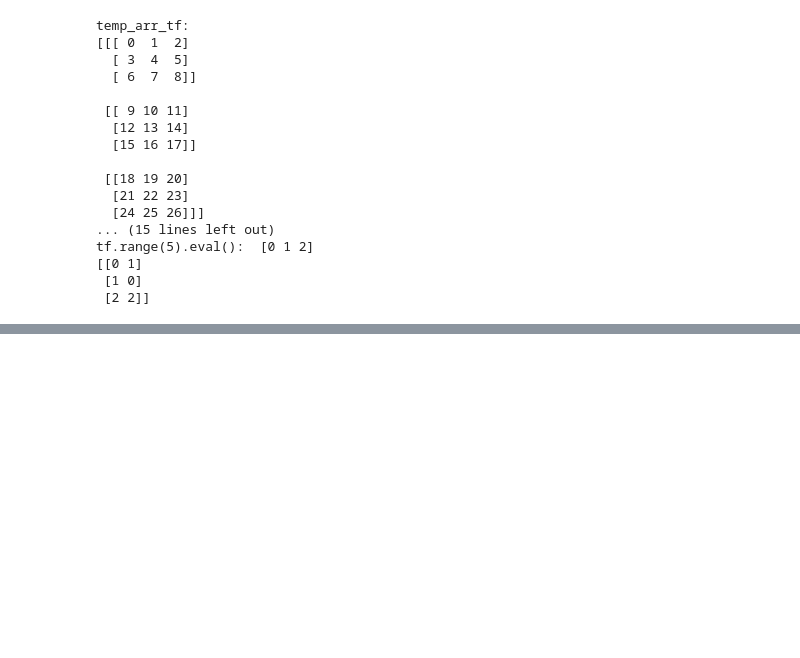
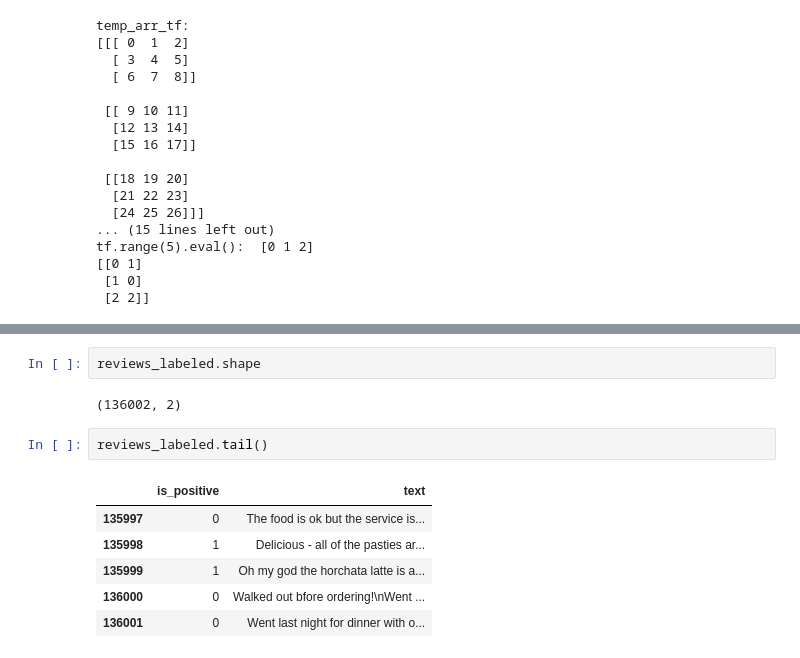
Before and after one commit to kunal-kotian/deep_learning_sentiment_classification, a Jupyter notebook: model/sentiment_classifier.ipynb, the cells around one changed output, grey strips where cells are left out. Saved outputs shown, nothing was run; the diff lists cells and outputs as text; blank space fills up the shorter version.

```diff
--- a/model/sentiment_classifier.ipynb
+++ b/model/sentiment_classifier.ipynb
@@ -565,0 +575,13 @@ tf.range(5).eval():  [0 1 2]
+# %%
+reviews_labeled.shape
+# %% [output]
+(136002, 2)
+# %%
+reviews_labeled.tail()
+# %% [output]
+|  | is_positive | text |
+| 135997 | 0 | The food is ok but the service is... |
+| 135998 | 1 | Delicious - all of the pasties ar... |
+| 135999 | 1 | Oh my god the horchata latte is a... |
+| 136000 | 0 | Walked out bfore ordering!\nWent ... |
+| 136001 | 0 | Went last night for dinner with o... |
```
Also changed, not shown: parts of 11 cells of this notebook.
